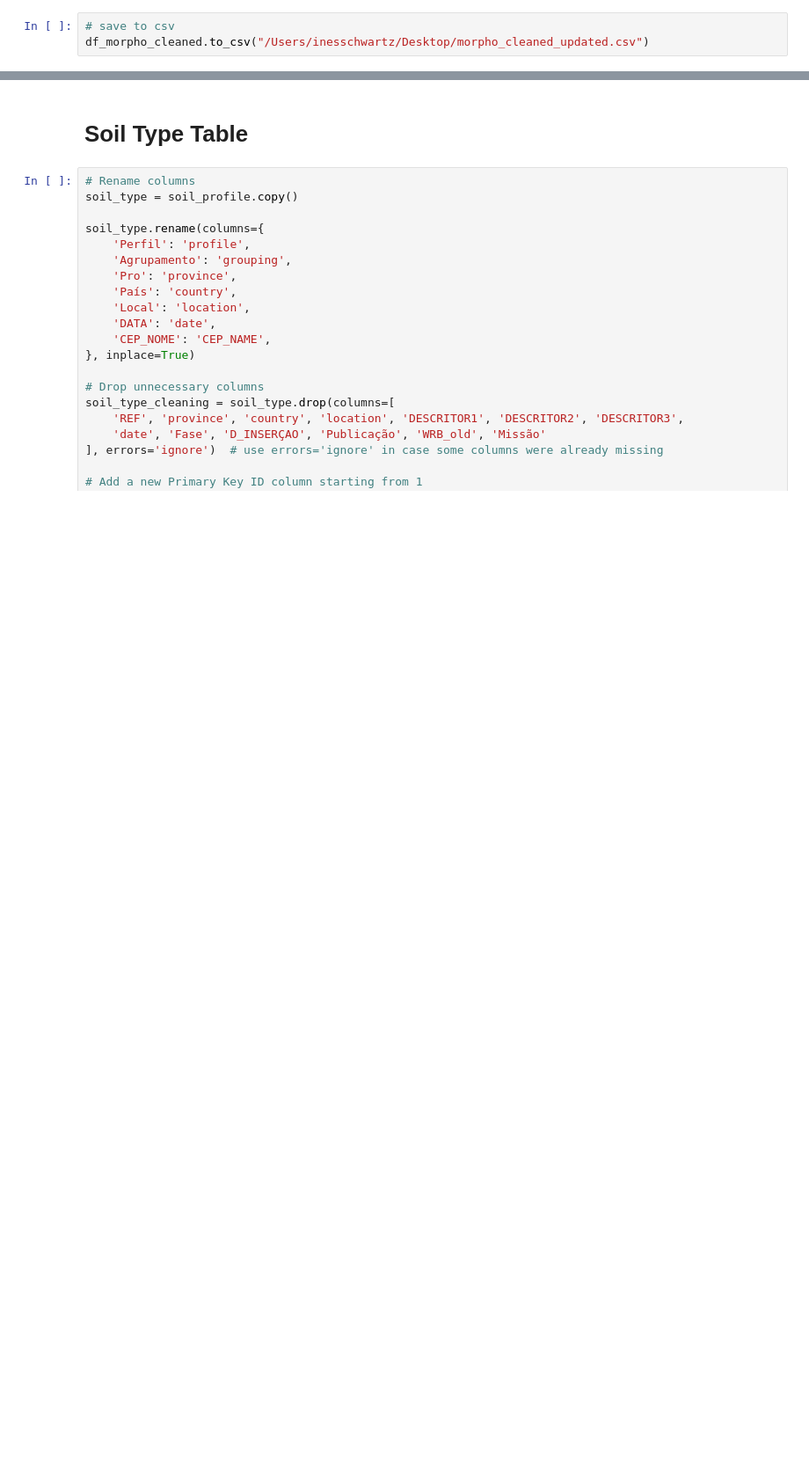
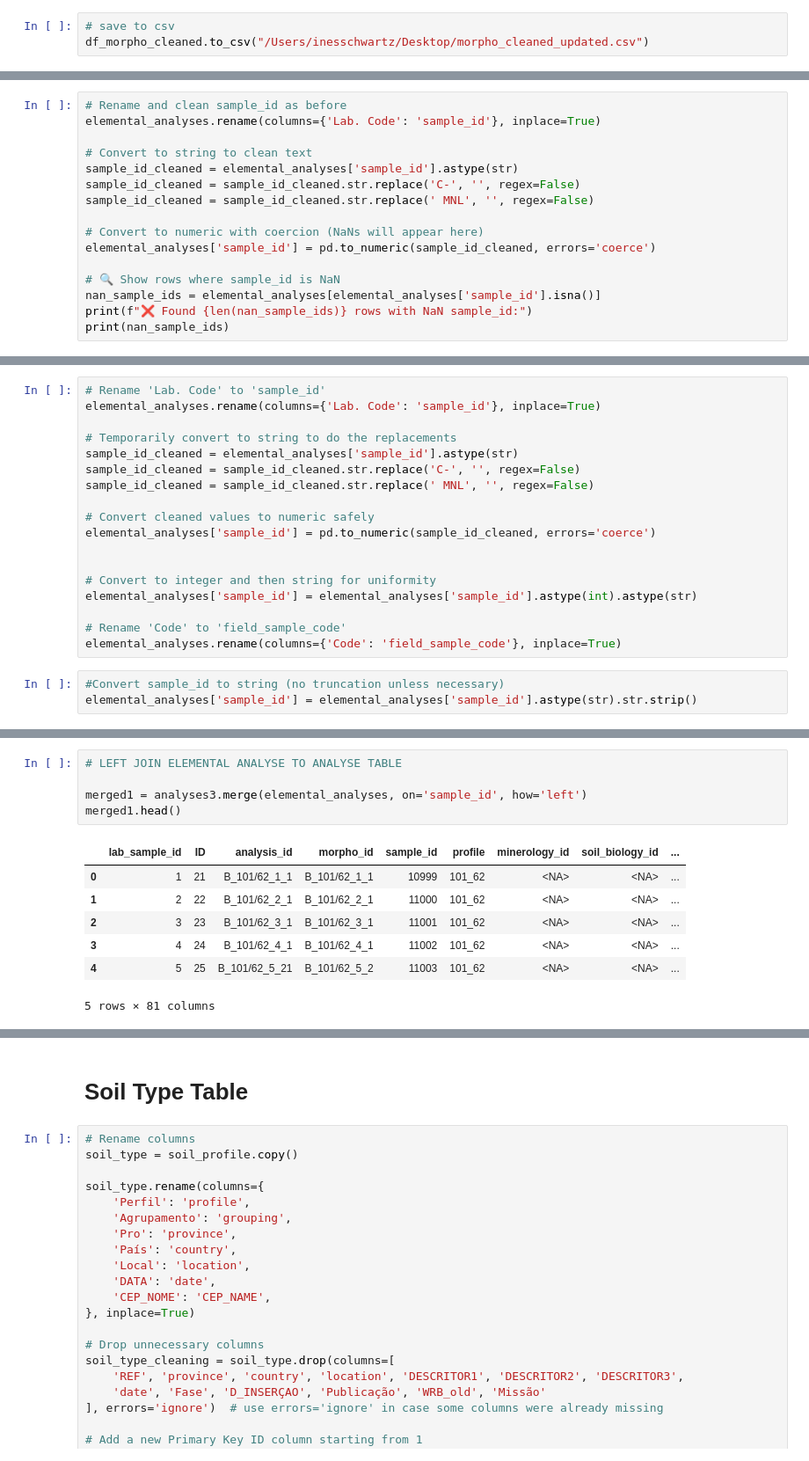
Before and after one commit to inesschwartz/ThesisSoilAngola, a Jupyter notebook: data_cleaning/updated_datacleaning.ipynb, the cells around one changed output, grey strips where cells are left out. Shown: that part at 88% size. Drawn from its saved outputs; the diff is of its cells as text; blank space fills up the shorter version.

```diff
--- a/data_cleaning/updated_datacleaning.ipynb
+++ b/data_cleaning/updated_datacleaning.ipynb
@@ -700,0 +1034,16 @@ df_morpho_cleaned.to_csv("/Users/inesschwartz/Desktop/morpho_cleaned_updated.csv
+# %%
+# Rename and clean sample_id as before
+elemental_analyses.rename(columns={'Lab. Code': 'sample_id'}, inplace=True)
+
+# Convert to string to clean text
+sample_id_cleaned = elemental_analyses['sample_id'].astype(str)
+sample_id_cleaned = sample_id_cleaned.str.replace('C-', '', regex=False)
+sample_id_cleaned = sample_id_cleaned.str.replace(' MNL', '', regex=False)
+
+# Convert to numeric with coercion (NaNs will appear here)
+elemental_analyses['sample_id'] = pd.to_numeric(sample_id_cleaned, errors='coerce')
+
+# 🔍 Show rows where sample_id is NaN
+nan_sample_ids = elemental_analyses[elemental_analyses['sample_id'].isna()]
+print(f"❌ Found {len(nan_sample_ids)} rows with NaN sample_id:")
+print(nan_sample_ids)
@@ -700,0 +1057,21 @@ df_morpho_cleaned.to_csv("/Users/inesschwartz/Desktop/morpho_cleaned_updated.csv
+# %%
+# Rename 'Lab. Code' to 'sample_id'
+elemental_analyses.rename(columns={'Lab. Code': 'sample_id'}, inplace=True)
+
+# Temporarily convert to string to do the replacements
+sample_id_cleaned = elemental_analyses['sample_id'].astype(str)
+sample_id_cleaned = sample_id_cleaned.str.replace('C-', '', regex=False)
+sample_id_cleaned = sample_id_cleaned.str.replace(' MNL', '', regex=False)
+
+# Convert cleaned values to numeric safely
+elemental_analyses['sample_id'] = pd.to_numeric(sample_id_cleaned, errors='coerce')
+
+
+# Convert to integer and then string for uniformity
+elemental_analyses['sample_id'] = elemental_analyses['sample_id'].astype(int).astype(str)
+
+# Rename 'Code' to 'field_sample_code'
+elemental_analyses.rename(columns={'Code': 'field_sample_code'}, inplace=True)
+# %%
+#Convert sample_id to string (no truncation unless necessary)
+elemental_analyses['sample_id'] = elemental_analyses['sample_id'].astype(str).str.strip()
@@ -700,0 +1104,13 @@ df_morpho_cleaned.to_csv("/Users/inesschwartz/Desktop/morpho_cleaned_updated.csv
+# %%
+# LEFT JOIN ELEMENTAL ANALYSE TO ANALYSE TABLE
+
+merged1 = analyses3.merge(elemental_analyses, on='sample_id', how='left')
+merged1.head()
+# %% [output]
+|  | lab_sample_id | ID | analysis_id | morpho_id | sample_id | profile | minerology_id | soil_biology_id | ... |
+| 0 | 1 | 21 | B_101/62_1_1 | B_101/62_1_1 | 10999 | 101_62 | <NA> | <NA> | ... |
+| 1 | 2 | 22 | B_101/62_2_1 | B_101/62_2_1 | 11000 | 101_62 | <NA> | <NA> | ... |
+| 2 | 3 | 23 | B_101/62_3_1 | B_101/62_3_1 | 11001 | 101_62 | <NA> | <NA> | ... |
+| 3 | 4 | 24 | B_101/62_4_1 | B_101/62_4_1 | 11002 | 101_62 | <NA> | <NA> | ... |
+| 4 | 5 | 25 | B_101/62_5_21 | B_101/62_5_2 | 11003 | 101_62 | <NA> | <NA> | ... |
+5 rows × 81 columns
```
Also changed, not shown: parts of 36 cells of this notebook.
